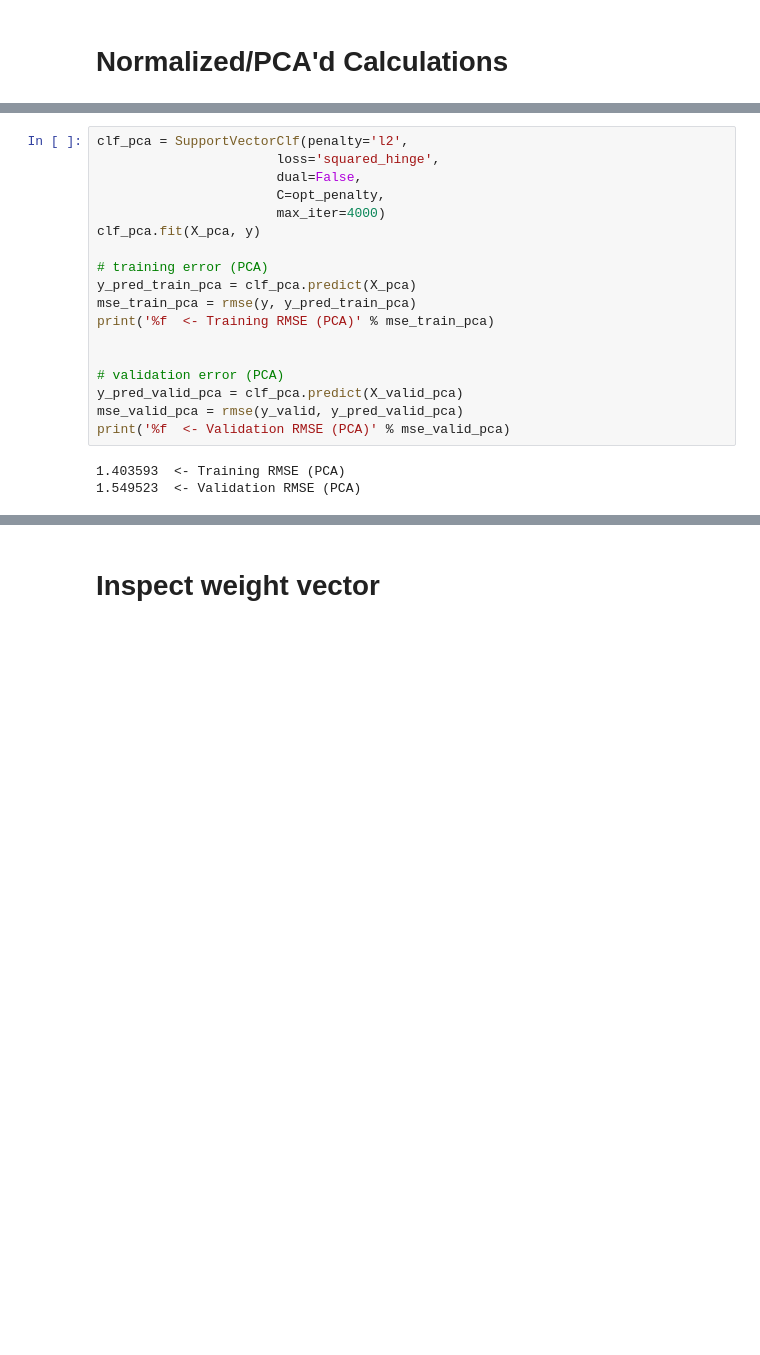
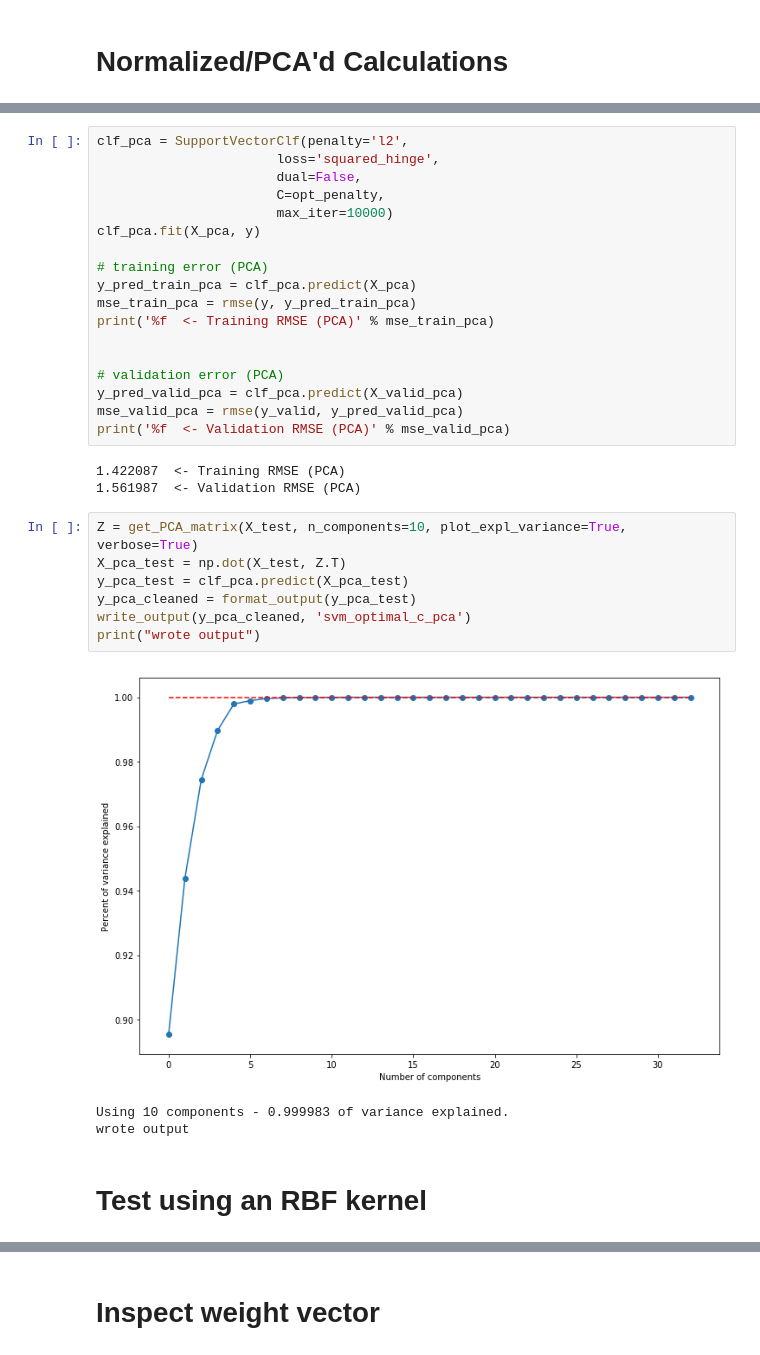
Before and after one commit to jenklu/cs145_course_project, a Jupyter notebook: svm_def_features.ipynb, the cells around one changed output, grey strips where cells are left out. Saved outputs shown, nothing was run; the diff lists cells and outputs as text; blank space fills up the shorter version.

```diff
--- a/svm_def_features.ipynb
+++ b/svm_def_features.ipynb
@@ -155,7 +179,7 @@ clf_pca = SupportVectorClf(penalty='l2',
                        loss='squared_hinge',
                        dual=False,
                        C=opt_penalty,
-                       max_iter=4000)
+                       max_iter=10000)
 clf_pca.fit(X_pca, y)
 
 # training error (PCA)
@@ -169,5 +193,18 @@ y_pred_valid_pca = clf_pca.predict(X_valid_pca)
 mse_valid_pca = rmse(y_valid, y_pred_valid_pca)
 print('%f  <- Validation RMSE (PCA)' % mse_valid_pca)
 # %% [output]
-1.403593  <- Training RMSE (PCA)
-1.549523  <- Validation RMSE (PCA)
+1.422087  <- Training RMSE (PCA)
+1.561987  <- Validation RMSE (PCA)
+# %%
+Z = get_PCA_matrix(X_test, n_components=10, plot_expl_variance=True, verbose=True)
+X_pca_test = np.dot(X_test, Z.T)
+y_pca_test = clf_pca.predict(X_pca_test)
+y_pca_cleaned = format_output(y_pca_test)
+write_output(y_pca_cleaned, 'svm_optimal_c_pca')
+print("wrote output")
+# %% [output]
+[figure, added]
+Using 10 components - 0.999983 of variance explained.
+wrote output
+# %% [markdown]
+# Test using an RBF kernel
```
Also changed, not shown: parts of 8 cells of this notebook, 5 other files.
